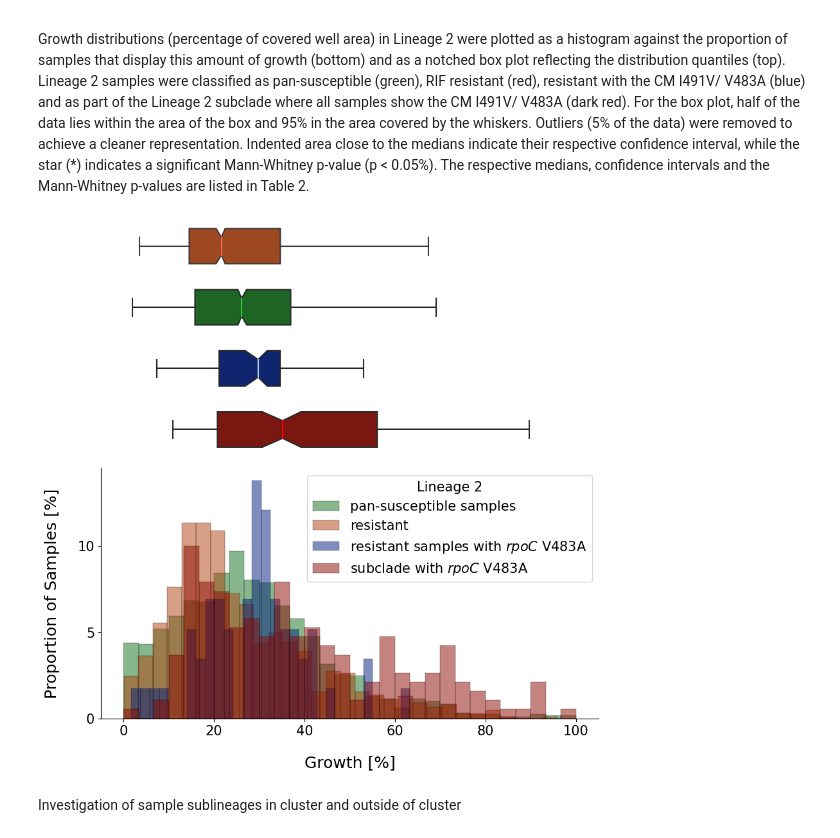
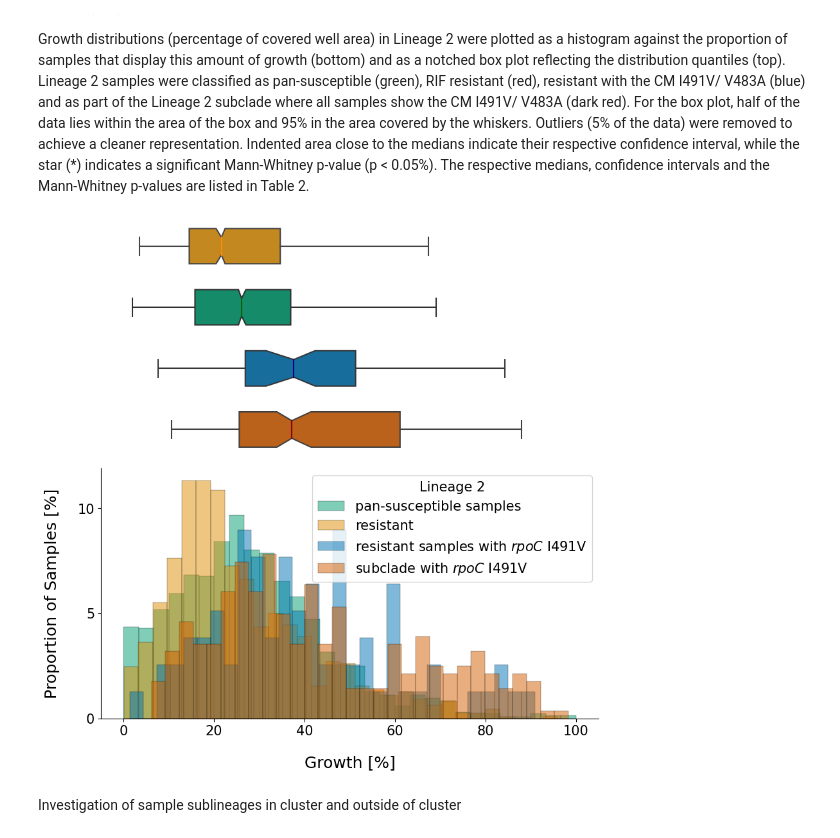
Before and after one commit to fowler-lab/tb-rnap-compensation, a Jupyter notebook: Recreate_figures_paper.ipynb, the cells around one changed output. Cells and saved outputs as stored; diff of their text form; code cells hidden in the pictures.

```diff
--- a/Recreate_figures_paper.ipynb
+++ b/Recreate_figures_paper.ipynb
@@ -97,7 +102,7 @@ Figure of RNAP with bound RIF was obtained in the software PyMOL, outside of thi
 Distribution of growth in percent of covered well area as measured in a previous project was plotted in two different ways: On the bottom as a histogram against the proportion of samples that display this amount of growth. On top as a bar plot reflecting the distribution quantiles. Samples with RIF resistance mutations but no other potentially interfering mutations are plotted in red, samples that were classified as pan-susceptible are plotted in green. This plot reflects the entire dataset and the respective medians and the Mann-Whitney p-value are displayed in Table 1.
 # %%
 #set color palette
-colors = palette("dark")
+colors = palette("colorblind")
 
 #load UNIQUEIDs of susceptible samples
 pan_sus_samples = GENOMES[(GENOMES.WGS_PREDICTION_STRING.str[0:4].isin(['SSSS']))].index.to_series()
@@ -141,16 +146,19 @@ stats.append(['any resistance', res_boot[0], res_boot[1][0], res_boot[1][1],
 #Plot histograms with boxplots
 fig, (ax_box1, ax_box2, ax_hist) = plt.subplots(3, sharex = True,
                                                 gridspec_kw = {"height_ratios": (0.15, 0.15, 0.85)})
+#fig, ax = plt.subplots()
 fig.set_size_inches(10, 10)
 
 
 sns.histplot(data = resistant, label="resistant samples", color = colors[1], **hist_args)
+#plt.axvline(resistant.median(), color = 'darkred', linewidth = 1)
 
 sns.histplot(data = susceptible, label="pan-susceptible samples", color = colors[2], **hist_args)
+#plt.axvline(susceptible.median(), color = 'darkgreen', linewidth = 1)
 
-sns.boxplot(resistant.to_list(), ax = ax_box1, color = colors[1], medianprops={"color": "tomato"},
+sns.boxplot(resistant.to_list(), ax = ax_box1, color = colors[1], medianprops={"color": "darkred"},
              usermedians = [res_boot[0]], conf_intervals = [res_boot[1]], **box_args)
-sns.boxplot(susceptible.to_list(), ax = ax_box2, color = colors[2], medianprops={"color": "LimeGreen"},
+sns.boxplot(susceptible.to_list(), ax = ax_box2, color = colors[2], medianprops={"color": "darkgreen"},
             usermedians = [sus_boot[0]], conf_intervals = [sus_boot[1]], **box_args)
 
 #Despine plots
@@ -198,12 +206,12 @@ fig, (ax_box1, ax_box2, ax_box3, ax_box4, ax_box5) = plt.subplots(5, sharex = Tr
 fig.set_size_inches(10, 10)
 
 sus_boot = my_bootstrap(susceptible)
-sns.boxplot(susceptible.to_list(), ax = ax_box1, color = colors[2], medianprops={"color": "LimeGreen"},
+sns.boxplot(susceptible.to_list(), ax = ax_box1, color = colors[2], medianprops={"color": "darkgreen"},
             usermedians = [sus_boot[0]], conf_intervals = [sus_boot[1]], **box_args)
 ax_box1.set_ylabel ('susceptible', fontsize = 18, labelpad = 20, rotation=0, horizontalalignment='right')
 
 res_boot = my_bootstrap(resistant)
-sns.boxplot(resistant.to_list(), ax = ax_box2, color = colors[1], medianprops={"color": "tomato"},
+sns.boxplot(resistant.to_list(), ax = ax_box2, color = colors[1], medianprops={"color": "darkred"},
             usermedians = [res_boot[0]], conf_intervals = [res_boot[1]], **box_args)
 ax_box2.set_ylabel ('any resistance', fontsize = 18, labelpad = 20, rotation=0, horizontalalignment='right')
 
@@ -233,7 +241,7 @@ for res in tqdm(res_gene_mutations):
         i = i+1
 
         res_boot = my_bootstrap(resistant)
-        sns.boxplot(resistant.to_list(), ax = ax, color = colors[1], medianprops={"color": "tomato"},
+        sns.boxplot(resistant.to_list(), ax = ax, color = colors[1], medianprops={"color": "darkred"},
                     usermedians = [res_boot[0]], conf_intervals = [res_boot[1]], **box_args)
 
         ax.set_ylabel ('$\it{rpoB}$' + ' ' + res[5:], fontsize = 18, labelpad = 20,
@@ -262,5 +270,5 @@ plt.xlabel("Growth [%]", size = 18, labelpad = 20)
 plt.xticks(fontsize = 15)
 
 # uncomment this for creating figure:
-#fig.savefig('res_vs_sus_single_box.svg', format='svg', dpi=1200, bbox_inches='tight')
+fig.savefig('res_vs_sus_single_box.svg', format='svg', dpi=1200, bbox_inches='tight')
 # %% [output]
@@ -1068,9 +1124,8 @@ Lineage 4 & 18.060000 & 17.560000 & 18.650000 & 1.2195220570564877e-05 & 7.98837
 
 Plot structure equivalent to the box plot in A, but the box plots represent subsets of samples that belong to the lineage displayed on the left. The sample size is shown in the column marked with 'n'. For a histogram representation of the same data refer to Supplementary Figure S4. The respective medians, confidence intervals and the Mann-Whitney p-value are listed in Supplementary Table S5.
 # %%
-#TODO: remove non-homoplastic hits
 #set color palette
-colors = palette("dark")
+colors = palette("colorblind")
 
 #load UNIQUEIDs of resistant samples with CMs
 res_CM_samples = []
@@ -1139,7 +1194,7 @@ for lineage in lineages:
     ax = axes[j]
     j = j+1
 
-    sns.boxplot(resistant.to_list(), ax = ax, color = colors[1], medianprops={"color": "tomato"},
+    sns.boxplot(resistant.to_list(), ax = ax, color = colors[1], medianprops={"color": "darkred"},
                 usermedians = [res_boot[0]], conf_intervals = [res_boot[1]], **box_args)
     if (lineage == 'Lineage 1') or (lineage == 'Lineage 3'):
         ax.set_ylabel ('resistant       ' + str(len(resistant)), fontsize = 18, labelpad = 20, rotation=0,
@@ -1153,7 +1208,7 @@ for lineage in lineages:
     ax = axes[j]
     j = j+1
 
-    sns.boxplot(susceptible.to_list(), ax = ax, color = colors[2], medianprops={"color": "LimeGreen"},
+    sns.boxplot(susceptible.to_list(), ax = ax, color = colors[2], medianprops={"color": "darkgreen"},
                 usermedians = [sus_boot[0]], conf_intervals = [sus_boot[1]], **box_args)
 
     if (lineage == 'Lineage 2') or (lineage == 'Lineage 4'):
@@ -1169,7 +1224,7 @@ for lineage in lineages:
     ax = axes[j]
     j = j+2
 
-    sns.boxplot(resistant_CM.to_list(), ax = ax, color = colors[0], medianprops={"color": "LightBlue"},
+    sns.boxplot(resistant_CM.to_list(), ax = ax, color = colors[0], medianprops={"color": "darkblue"},
                 usermedians = [resCM_boot[0]], conf_intervals = [resCM_boot[1]], **box_args)
 
     if (lineage == 'Lineage 1'):
@@ -1347,7 +1402,7 @@ combinations = hit_samples.mutations.unique()
 hit_samples = hit_samples.set_index('mutations')
 # %%
 #set color palette
-colors = palette("dark")
+colors = palette("colorblind")
 
 #load growth data for susceptibles in lineage 2
 condition1 = GENOMES.WGS_PREDICTION_STRING.str[0:4].isin(['SSSS'])
@@ -1358,7 +1413,7 @@ susceptible = PLATES[(PLATES.UNIQUEID.isin(lineage2.values.tolist()))].IM_POS_AV
 susceptible.dropna(inplace = True)
 
 #read in UNIQUEIDs of CM subclade
-clade = pandas.read_csv('subclade_V483A.csv') #change V483A to I491V to obtain the other plot!
+clade = pandas.read_csv('subclade_I491V.csv') #change V483A to I491V to obtain the other plot!
 clade = clade.values.tolist()
 flat_clade = [item for sublist in clade for item in sublist]
 
@@ -1366,7 +1421,7 @@ for i, combination in enumerate(tqdm(combinations)):
 
     res_CM_samples = hit_samples.loc[combination]
 
-    if (combination[16:] != 'V483A') | (combination[5:10] != 'S450L'): #change V483A to I491V to obtain the other plot!
+    if (combination[16:] != 'I491V') | (combination[5:10] != 'S450L'): #change V483A to I491V to obtain the other plot!
         continue
 
     #load growth data for resistant UNIQUEIDs
@@ -1431,40 +1486,40 @@ for i, combination in enumerate(tqdm(combinations)):
 
     sns.histplot(data = resistant_CM_clade, label="subclade with " + '$\it{rpoC}$' + ' ' + combination[16:], color = colors[3], **hist_args)
 
-    sns.boxplot(resistant.to_list(), ax = ax_box1, color = colors[1], medianprops={"color": "tomato"},
+    sns.boxplot(resistant.to_list(), ax = ax_box1, color = colors[1], medianprops={"color": "darkorange"},
                 usermedians = [res_boot[0]], conf_intervals = [res_boot[1]], **box_args)
 
-    sns.boxplot(susceptible.to_list(), ax = ax_box2, color = colors[2], medianprops={"color": "LimeGreen"},
+    sns.boxplot(susceptible.to_list(), ax = ax_box2, color = colors[2], medianprops={"color": "darkgreen"},
                 usermedians = [sus_boot[0]], conf_intervals = [sus_boot[1]],**box_args)
 
-    sns.boxplot(resistant_CM.to_list(), ax = ax_box3, color = colors[0], medianprops={"color": "LightBlue"},
+    sns.boxplot(resistant_CM.to_list(), ax = ax_box3, color = colors[0], medianprops={"color": "darkblue"},
                 usermedians = [resCM_boot[0]], conf_intervals = [resCM_boot[1]],**box_args)
 
-    sns.boxplot(resistant_CM_clade.to_list(), ax = ax_box4, color = colors[3], medianprops={"color": "red"},
+    sns.boxplot(resistant_CM_clade.to_list(), ax = ax_box4, color = colors[3], medianprops={"color": "darkred"},
                 usermedians = [resCMSub_boot[0]], conf_intervals = [resCMSub_boot[1]],**box_args)
 
     #Despine plots
     sns.despine(top = True, right=True, left = False, bottom = False, offset = False, trim = False)
 
     axes = [ax_box1, ax_box2, ax_box3, ax_box4]
     for ax in axes:
         sns.despine(ax = ax, top = True, right=True, left = True, bottom = True, offset = False, trim = False)
         ax.tick_params(left=False, bottom=False)
         ax.set(yticklabels=[])
         ax.set(xlabel='')
 
     plt.xlabel("Growth [%]", size = 18, labelpad = 20)
     plt.ylabel("Proportion of Samples [%]", size = 18, labelpad = 20)
 
     plt.xticks(fontsize = 15)
     plt.yticks(numpy.arange(0, 13, 5.0), fontsize = 15)
 
     plt.legend(loc = 'upper right', fontsize = 15, title = 'Lineage 2', title_fontsize = 15)
 
 #Uncomment below save images:
-#fig.savefig('investigating_subclades_V483A.svg', format='svg', dpi=1200, bbox_inches='tight')
+#fig.savefig('investigating_subclades_I491V.svg', format='svg', dpi=1200, bbox_inches='tight')
 # %% [output]
-[figure, old version]
+[figure, new version]
 # %% [markdown]
 Investigation of sample sublineages in cluster and outside of cluster
 # %%
```
Also changed, not shown: parts of 19 cells of this notebook, 1 other file.
